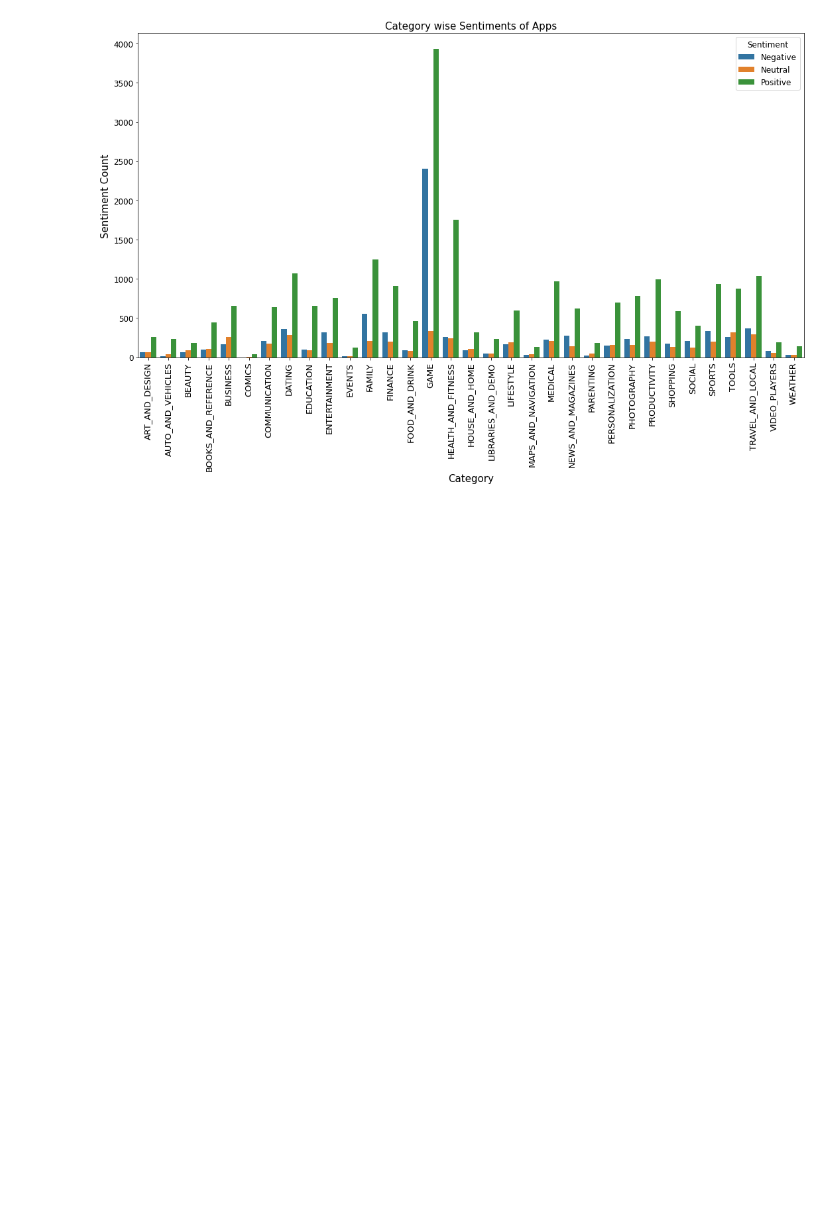
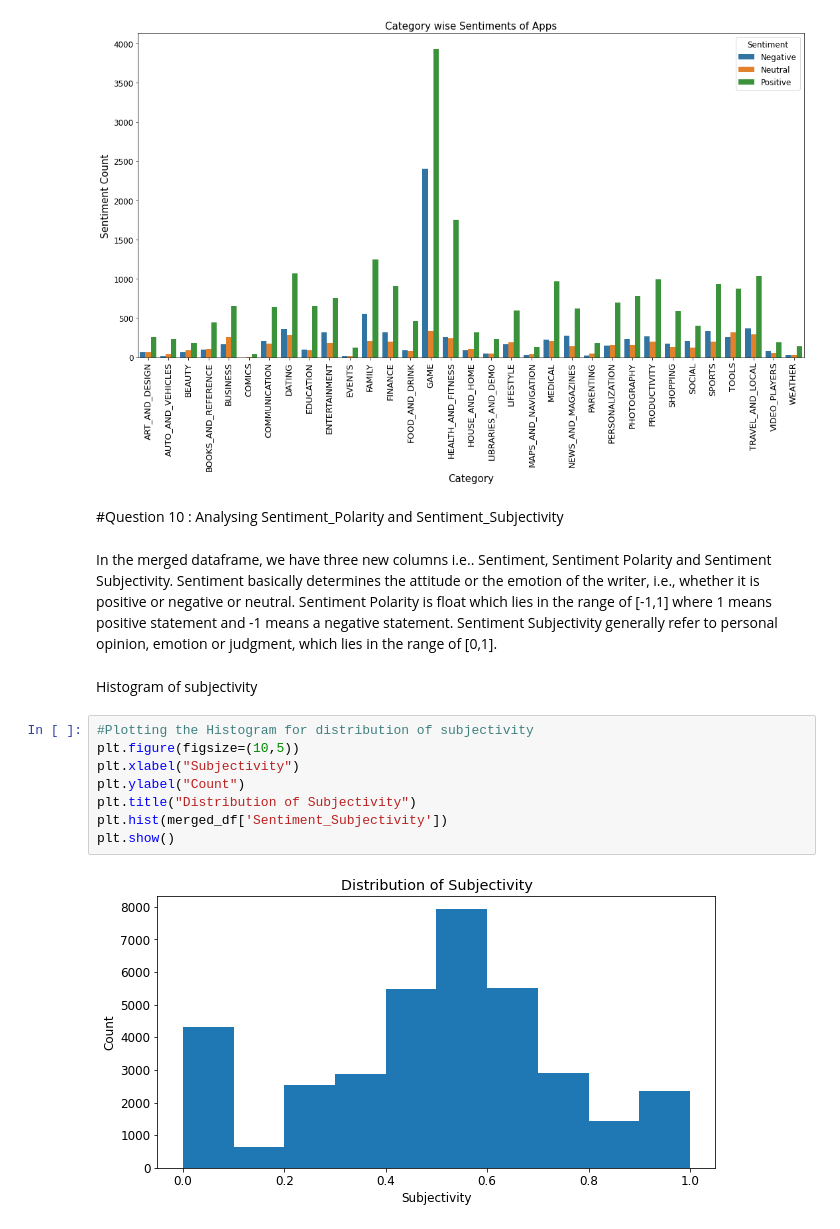
Before and after one commit to asadalam1/play_store_app_analysis, a Jupyter notebook: Play_Store_App_Review_Analysis_Capstone_Project.ipynb, the cells around one changed output. Cells and saved outputs as stored; diff of their text form; blank space fills up the shorter version.

```diff
--- a/Play_Store_App_Review_Analysis_Capstone_Project.ipynb
+++ b/Play_Store_App_Review_Analysis_Capstone_Project.ipynb
@@ -974,3 +974,19 @@ sns.barplot('Category', 'Sentiment Count', hue='Sentiment', data=category_sentim
 # %% [output]
 <matplotlib.axes._subplots.AxesSubplot at 0x...>
 [figure]
+# %% [markdown]
+#Question 10 : Analysing Sentiment_Polarity and Sentiment_Subjectivity
+# %% [markdown]
+In the merged dataframe, we have three new columns i.e.. Sentiment, Sentiment Polarity and Sentiment Subjectivity. Sentiment basically determines the attitude or the emotion of the writer, i.e., whether it is positive or negative or neutral. Sentiment Polarity is float which lies in the range of [-1,1] where 1 means positive statement and -1 means a negative statement. Sentiment Subjectivity generally refer to personal opinion, emotion or judgment, which lies in the range of [0,1].
+# %% [markdown]
+Histogram of subjectivity
+# %%
+#Plotting the Histogram for distribution of subjectivity
+plt.figure(figsize=(10,5))
+plt.xlabel("Subjectivity")
+plt.ylabel("Count")
+plt.title("Distribution of Subjectivity")
+plt.hist(merged_df['Sentiment_Subjectivity'])
+plt.show()
+# %% [output]
+[figure, added]
```
Also changed, not shown: parts of 4 cells of this notebook.
